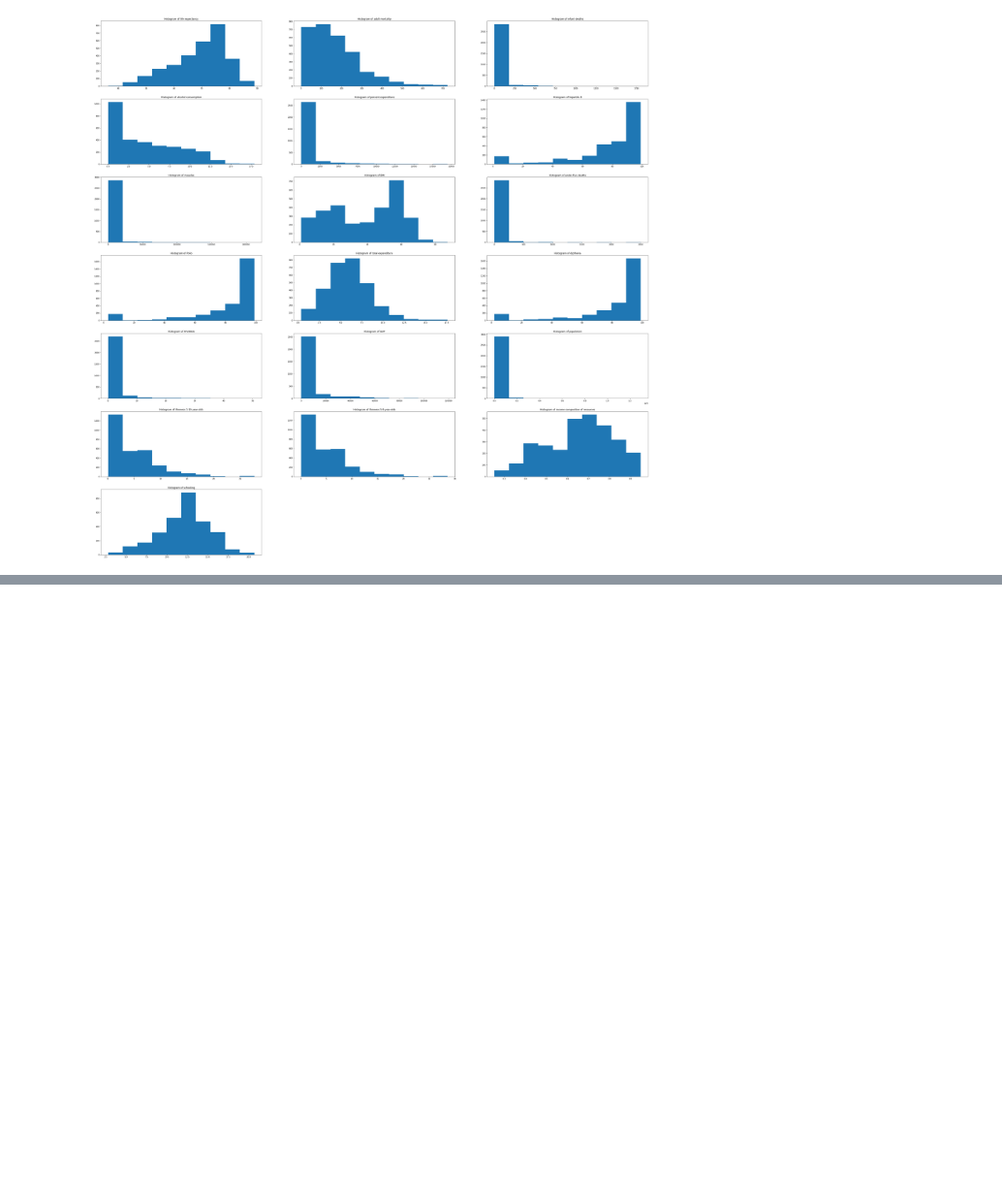
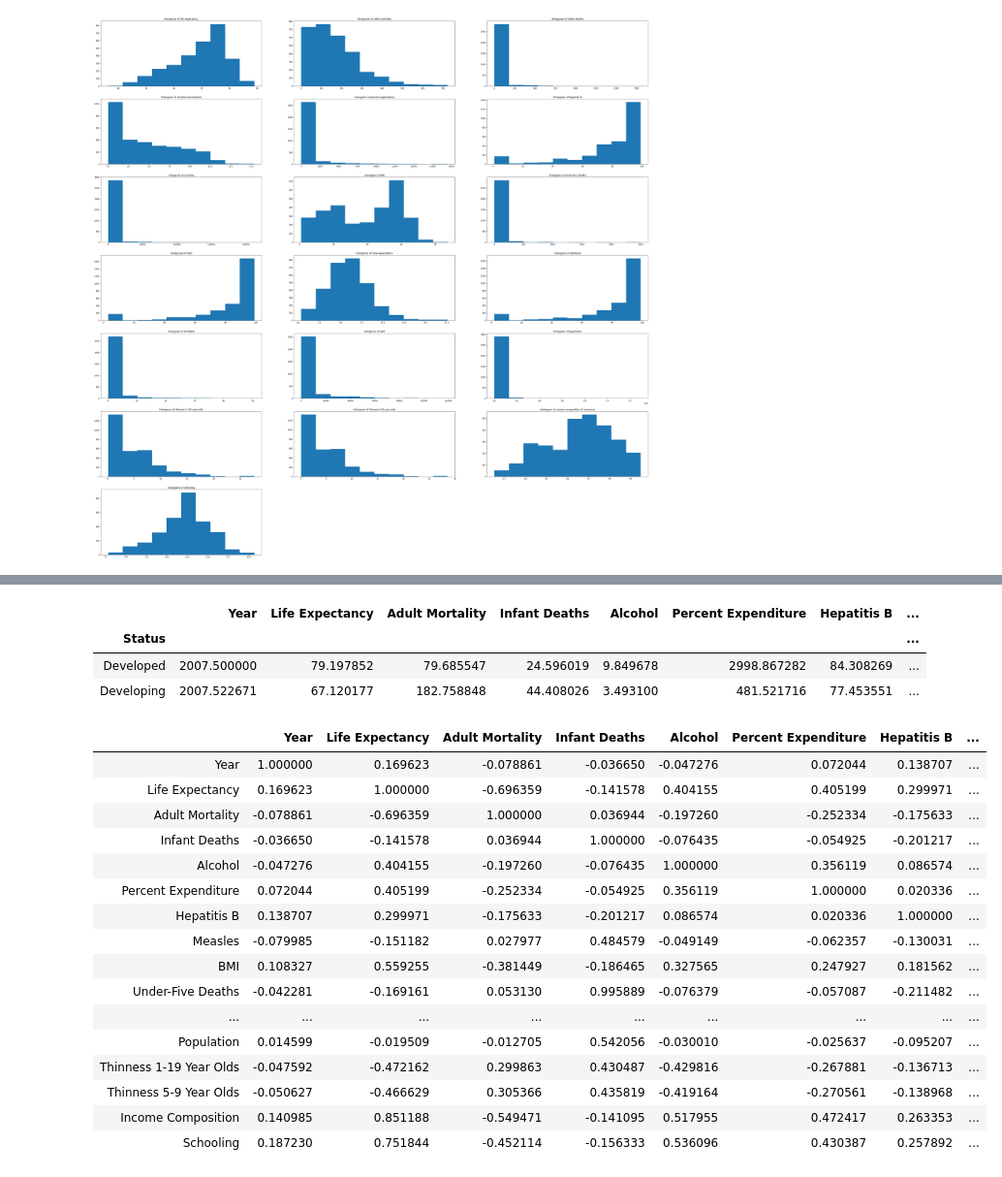
Before and after one commit to sjangeli/Thinkful-Data-Science-Projects, a Jupyter notebook: EDA Challenge.ipynb, the cells around one changed output, grey strips where cells are left out. Shown at 97% size. Cells and saved outputs as stored; diff of their text form; code cells hidden in the pictures; blank space fills up the shorter version.

```diff
--- a/EDA Challenge.ipynb
+++ b/EDA Challenge.ipynb
@@ -809,0 +593,7 @@ plt.show()
+# %%
+life_expec_df.groupby("Status").mean()
+# %% [output]
+|  | Year | Life Expectancy | Adult Mortality | Infant Deaths | Alcohol | Percent Expenditure | Hepatitis B | ... |
+| Status |  |  |  |  |  |  |  | ... |
+| Developed | 2007.500000 | 79.197852 | 79.685547 | 24.596019 | 9.849678 | 2998.867282 | 84.308269 | ... |
+| Developing | 2007.522671 | 67.120177 | 182.758848 | 44.408026 | 3.493100 | 481.521716 | 77.453551 | ... |
@@ -809,0 +615,20 @@ plt.show()
+# %%
+life_expec_df.corr()
+# %% [output]
+|  | Year | Life Expectancy | Adult Mortality | Infant Deaths | Alcohol | Percent Expenditure | Hepatitis B | ... |
+| Year | 1.000000 | 0.169623 | -0.078861 | -0.036650 | -0.047276 | 0.072044 | 0.138707 | ... |
+| Life Expectancy | 0.169623 | 1.000000 | -0.696359 | -0.141578 | 0.404155 | 0.405199 | 0.299971 | ... |
+| Adult Mortality | -0.078861 | -0.696359 | 1.000000 | 0.036944 | -0.197260 | -0.252334 | -0.175633 | ... |
+| Infant Deaths | -0.036650 | -0.141578 | 0.036944 | 1.000000 | -0.076435 | -0.054925 | -0.201217 | ... |
+| Alcohol | -0.047276 | 0.404155 | -0.197260 | -0.076435 | 1.000000 | 0.356119 | 0.086574 | ... |
+| Percent Expenditure | 0.072044 | 0.405199 | -0.252334 | -0.054925 | 0.356119 | 1.000000 | 0.020336 | ... |
+| Hepatitis B | 0.138707 | 0.299971 | -0.175633 | -0.201217 | 0.086574 | 0.020336 | 1.000000 | ... |
+| Measles | -0.079985 | -0.151182 | 0.027977 | 0.484579 | -0.049149 | -0.062357 | -0.130031 | ... |
+| BMI | 0.108327 | 0.559255 | -0.381449 | -0.186465 | 0.327565 | 0.247927 | 0.181562 | ... |
+| Under-Five Deaths | -0.042281 | -0.169161 | 0.053130 | 0.995889 | -0.076379 | -0.057087 | -0.211482 | ... |
+| ... | ... | ... | ... | ... | ... | ... | ... | ... |
+| Population | 0.014599 | -0.019509 | -0.012705 | 0.542056 | -0.030010 | -0.025637 | -0.095207 | ... |
+| Thinness 1-19 Year Olds | -0.047592 | -0.472162 | 0.299863 | 0.430487 | -0.429816 | -0.267881 | -0.136713 | ... |
+| Thinness 5-9 Year Olds | -0.050627 | -0.466629 | 0.305366 | 0.435819 | -0.419164 | -0.270561 | -0.138968 | ... |
+| Income Composition | 0.140985 | 0.851188 | -0.549471 | -0.141095 | 0.517955 | 0.472417 | 0.263353 | ... |
+| Schooling | 0.187230 | 0.751844 | -0.452114 | -0.156333 | 0.536096 | 0.430387 | 0.257892 | ... |
```
Also changed, not shown: parts of 20 cells of this notebook.
